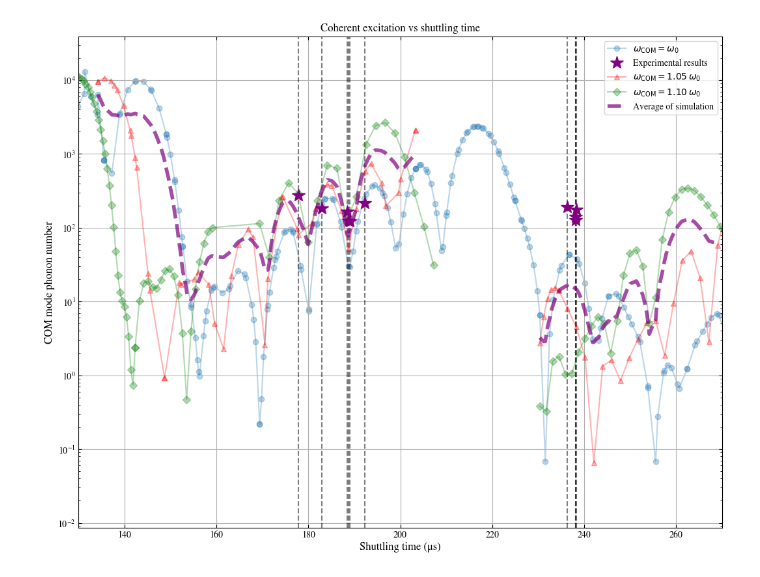
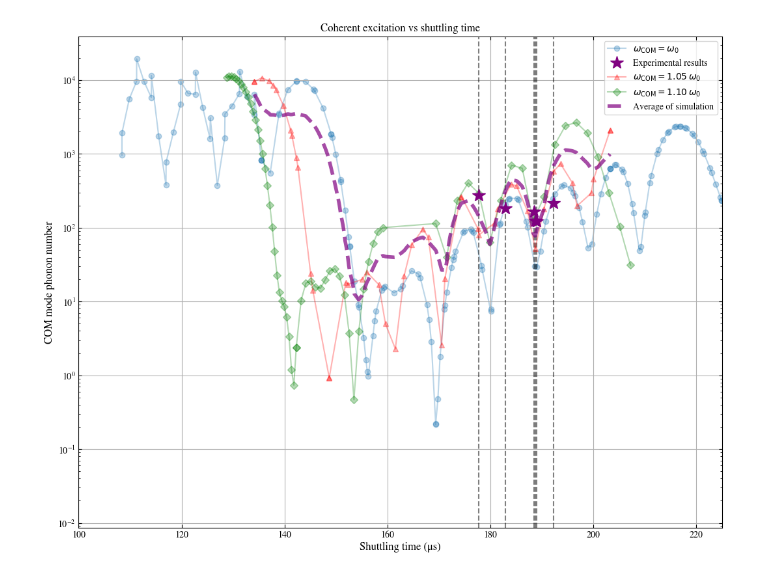
Before and after one commit to HaeffnerLab/Multiplexing, a Jupyter notebook: Ion Shuttling Simulation Time Scan 20250117.ipynb, the cells around one changed output. Saved outputs shown, nothing was run; the diff lists cells and outputs as text; code cells hidden in the pictures.

```diff
--- a/Ion Shuttling Simulation Time Scan 20250117.ipynb
+++ b/Ion Shuttling Simulation Time Scan 20250117.ipynb
@@ -519,9 +519,6 @@ start = time * 0.995
 stop = time * 1.005
 # plt.axvspan(start, stop, color='red', alpha=0.3)
 # plt.axvline(start/2+stop/2, color='black', linestyle='--', alpha=1)
-
-plt.xlim(130, 270)
-# plt.ylim(100, 2000)
 
 # First average curve (130-230 μs)
 # Extracting the datasets for interpolation
@@ -595,31 +592,34 @@ std_dev_2 = np.std([phonon1_interp_2, phonon2_interp_2, phonon3_interp_2], axis=
 plt.plot(
     common_time_2,
     average_phonon_2,
     color="purple",
     linestyle="--",
     linewidth=4,
     alpha=0.7
 )
 plt.fill_between(
     common_time_2,
     average_phonon_2 - std_dev_2,
     average_phonon_2 + std_dev_2,
     color='purple',
     alpha=0.0
 )
 
 plt.xlabel('Shuttling time (μs)', fontsize=12)
 plt.ylabel('COM mode phonon number', fontsize=12)
 plt.title('Coherent excitation vs shuttling time', fontsize=12)
 plt.yscale('log')
 plt.grid(True)
 plt.xticks(fontsize=10)
 plt.yticks(fontsize=10)
 
+plt.xlim(100, 225)
+# plt.ylim(50, 500)
+
 pdf_filename = './outputs/Phonon_number_vs_shuttling_time.pdf'
 
 plt.legend()
 plt.savefig(pdf_filename, format='pdf', bbox_inches='tight')
 plt.show()
 # %% [output]
-[figure, old version]
+[figure, new version]
```
Also changed, not shown: 7 other files.
